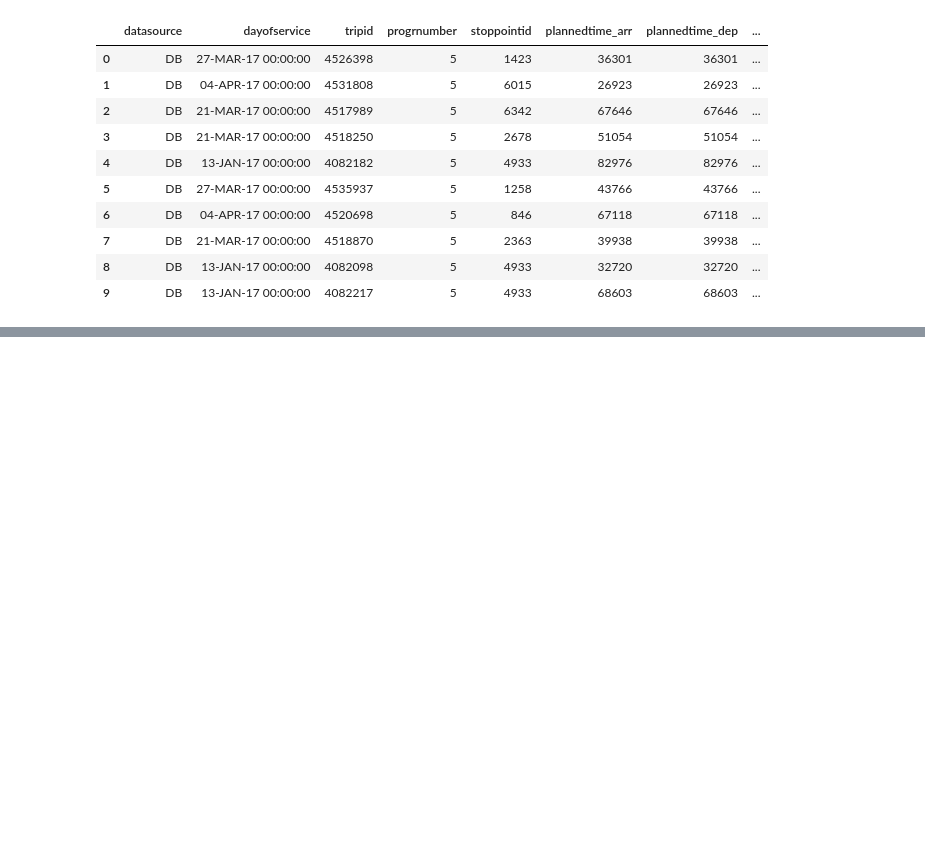
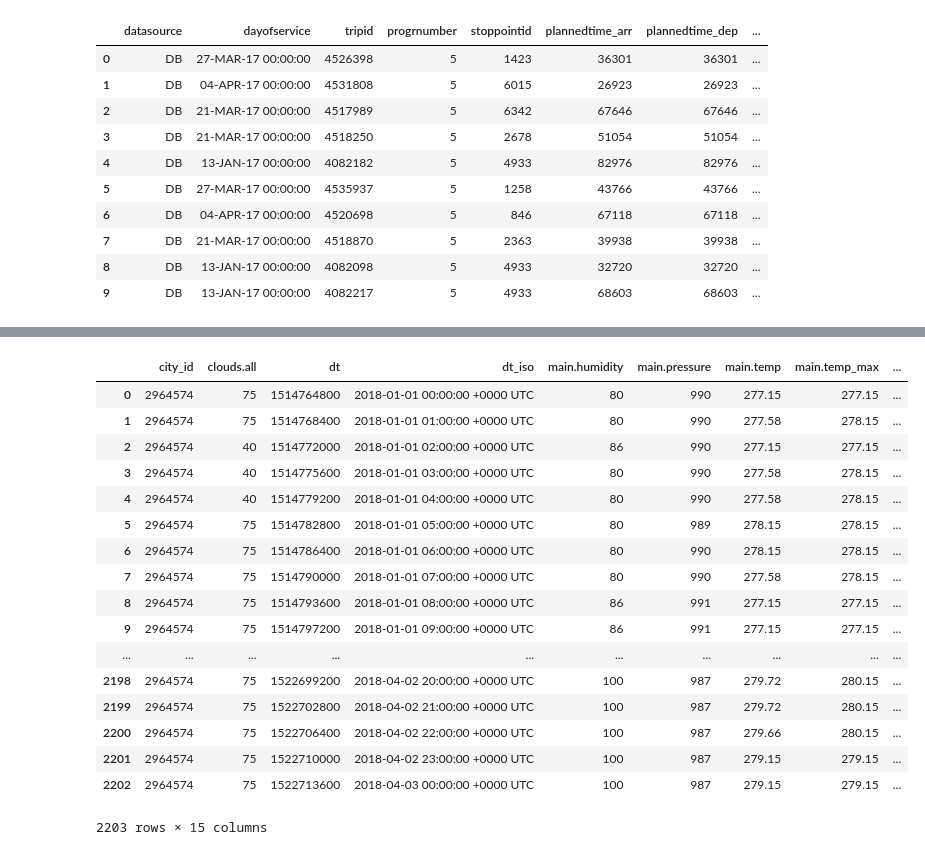
Before and after one commit to awardnopoints/SBSW, a Jupyter notebook: analytics/Untitled.ipynb, the cells around one changed output, grey strips where cells are left out. Drawn from its saved outputs; the diff is of its cells as text; code cells hidden in the pictures; blank space fills up the shorter version.

```diff
--- a/analytics/Untitled.ipynb
+++ b/analytics/Untitled.ipynb
@@ -5 +5,3 @@ df = pd.read_csv("/home/student/SBSW/map_reduce/5.txt")
+# %%
+df_weather = pd.read_csv("/home/student/dublin_weather.csv")
 # %%
@@ -18,0 +35,21 @@ df.head(10)
+# %%
+df_weather.drop(['rain.1h','rain.24h','rain.3h',], axis = 1)
+# %% [output]
+|  | city_id | clouds.all | dt | dt_iso | main.humidity | main.pressure | main.temp | main.temp_max | ... |
+| 0 | 2964574 | 75 | 1514764800 | 2018-01-01 00:00:00 +0000 UTC | 80 | 990 | 277.15 | 277.15 | ... |
+| 1 | 2964574 | 75 | 1514768400 | 2018-01-01 01:00:00 +0000 UTC | 80 | 990 | 277.58 | 278.15 | ... |
+| 2 | 2964574 | 40 | 1514772000 | 2018-01-01 02:00:00 +0000 UTC | 86 | 990 | 277.15 | 277.15 | ... |
+| 3 | 2964574 | 40 | 1514775600 | 2018-01-01 03:00:00 +0000 UTC | 80 | 990 | 277.58 | 278.15 | ... |
+| 4 | 2964574 | 40 | 1514779200 | 2018-01-01 04:00:00 +0000 UTC | 80 | 990 | 277.58 | 278.15 | ... |
+| 5 | 2964574 | 75 | 1514782800 | 2018-01-01 05:00:00 +0000 UTC | 80 | 989 | 278.15 | 278.15 | ... |
+| 6 | 2964574 | 75 | 1514786400 | 2018-01-01 06:00:00 +0000 UTC | 80 | 990 | 278.15 | 278.15 | ... |
+| 7 | 2964574 | 75 | 1514790000 | 2018-01-01 07:00:00 +0000 UTC | 80 | 990 | 277.58 | 278.15 | ... |
+| 8 | 2964574 | 75 | 1514793600 | 2018-01-01 08:00:00 +0000 UTC | 86 | 991 | 277.15 | 277.15 | ... |
+| 9 | 2964574 | 75 | 1514797200 | 2018-01-01 09:00:00 +0000 UTC | 86 | 991 | 277.15 | 277.15 | ... |
+| ... | ... | ... | ... | ... | ... | ... | ... | ... | ... |
+| 2198 | 2964574 | 75 | 1522699200 | 2018-04-02 20:00:00 +0000 UTC | 100 | 987 | 279.72 | 280.15 | ... |
+| 2199 | 2964574 | 75 | 1522702800 | 2018-04-02 21:00:00 +0000 UTC | 100 | 987 | 279.72 | 280.15 | ... |
+| 2200 | 2964574 | 75 | 1522706400 | 2018-04-02 22:00:00 +0000 UTC | 100 | 987 | 279.66 | 280.15 | ... |
+| 2201 | 2964574 | 75 | 1522710000 | 2018-04-02 23:00:00 +0000 UTC | 100 | 987 | 279.15 | 279.15 | ... |
+| 2202 | 2964574 | 75 | 1522713600 | 2018-04-03 00:00:00 +0000 UTC | 100 | 987 | 279.15 | 279.15 | ... |
+2203 rows × 15 columns
```
Also changed, not shown: parts of 4 cells of this notebook, 2 other files.
